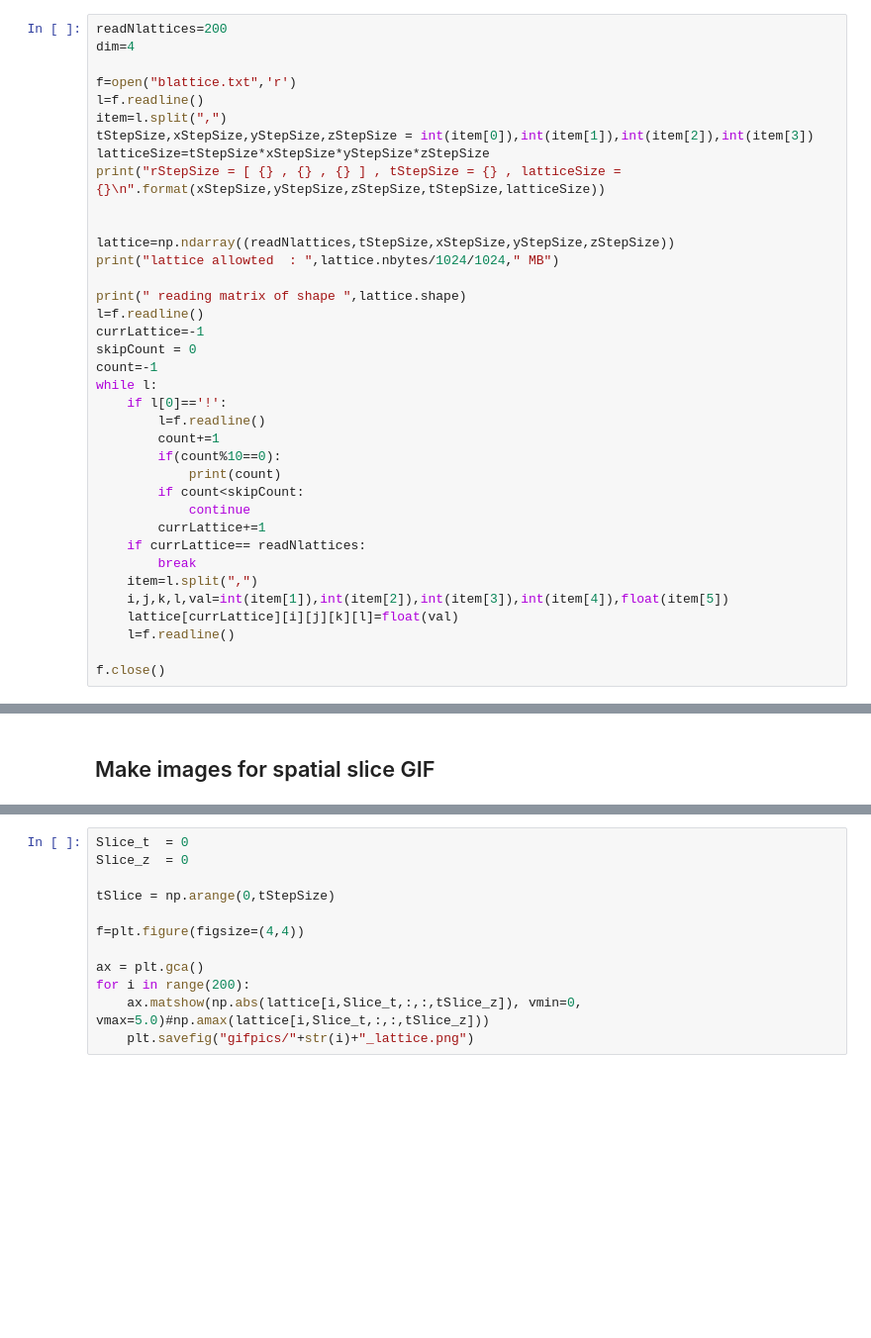
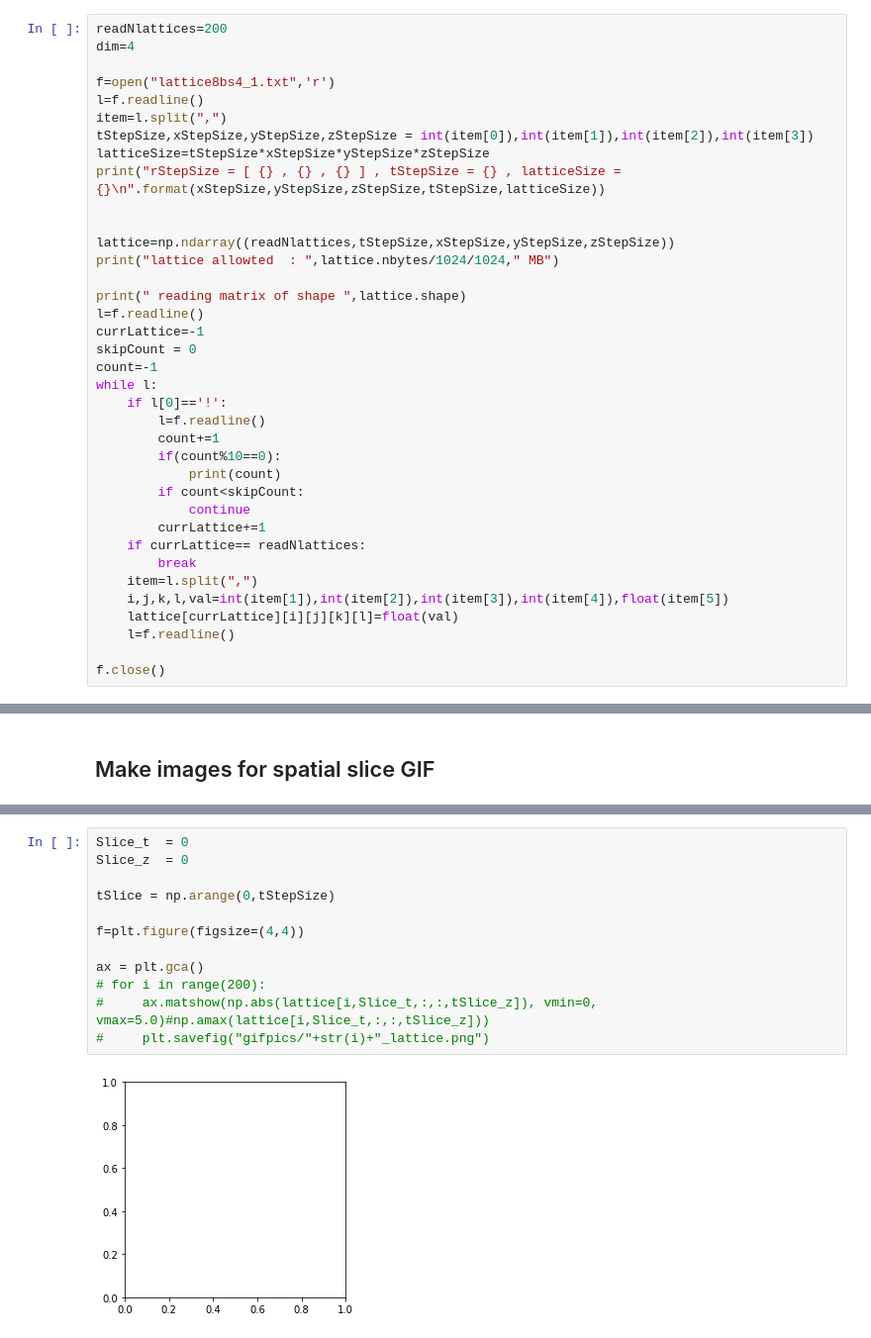
Before and after one commit to ats2008/phiFourSim, a Jupyter notebook: PhiFourLatticeValidation.ipynb, the cells around one changed output, grey strips where cells are left out. Shown at 99% size. Cells and saved outputs as stored; diff of their text form; blank space fills up the shorter version.

```diff
--- a/PhiFourLatticeValidation.ipynb
+++ b/PhiFourLatticeValidation.ipynb
@@ -131,7 +155,7 @@ else:
 readNlattices=200
 dim=4
 
-f=open("blattice.txt",'r')
+f=open("lattice8bs4_1.txt",'r')
 l=f.readline()
 item=l.split(",")
 tStepSize,xStepSize,yStepSize,zStepSize = int(item[0]),int(item[1]),int(item[2]),int(item[3])
@@ -209,12 +266,14 @@ np.amax(lattice[i,Slice_t,:,:,tSlice_z])
 # %%
 Slice_t  = 0
 Slice_z  = 0
 
 tSlice = np.arange(0,tStepSize)
 
 f=plt.figure(figsize=(4,4))
 
 ax = plt.gca()
-for i in range(200):
-    ax.matshow(np.abs(lattice[i,Slice_t,:,:,tSlice_z]), vmin=0, vmax=5.0)#np.amax(lattice[i,Slice_t,:,:,tSlice_z]))
-    plt.savefig("gifpics/"+str(i)+"_lattice.png")
+# for i in range(200):
+#     ax.matshow(np.abs(lattice[i,Slice_t,:,:,tSlice_z]), vmin=0, vmax=5.0)#np.amax(lattice[i,Slice_t,:,:,tSlice_z]))
+#     plt.savefig("gifpics/"+str(i)+"_lattice.png")
+# %% [output]
+[figure, added]
```
Also changed, not shown: parts of 17 cells of this notebook, 5 other files.
